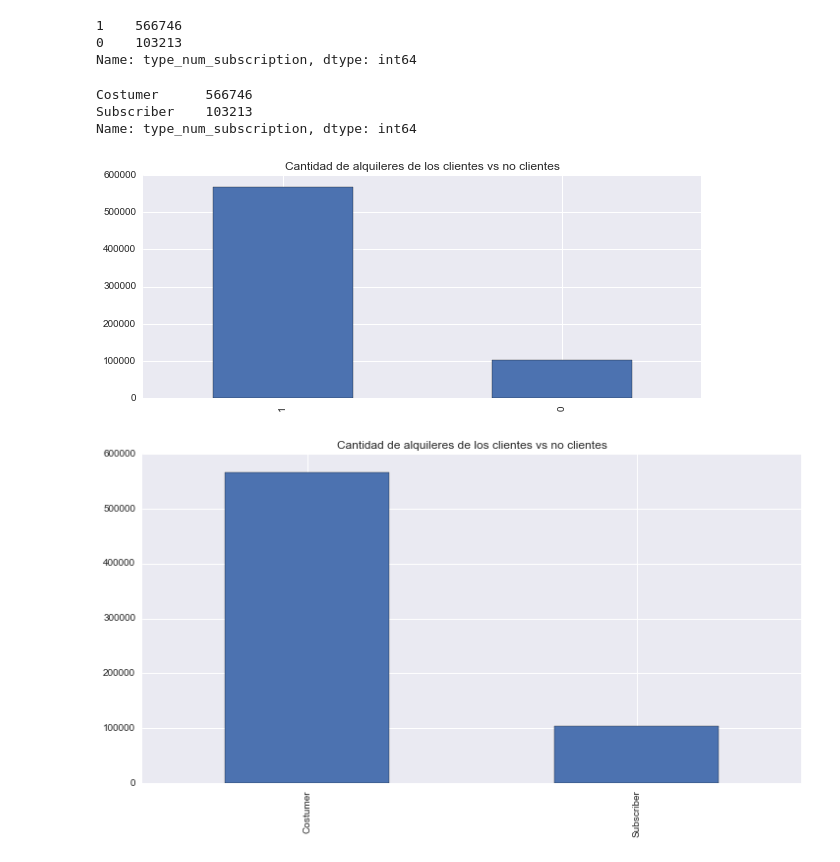
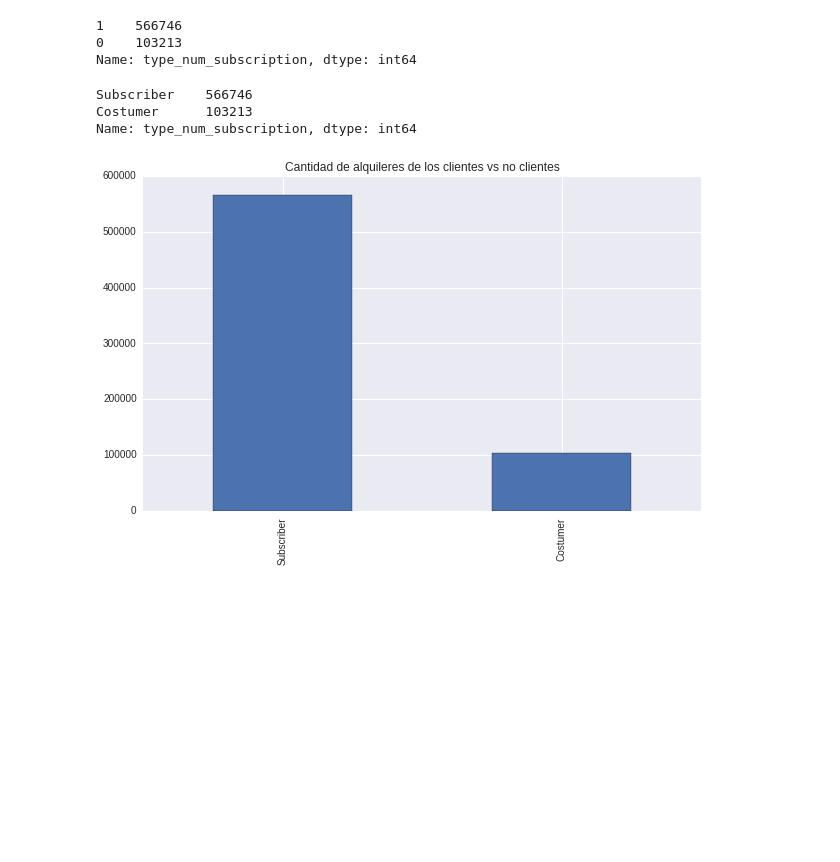
Before and after one commit to AlexVilla92/TP-Datos-2017, a Jupyter notebook: TP1-Exploracion-de-Datos-02-Suscriber-vs-Customer.ipynb, the cells around one changed output. Cells and saved outputs as stored; diff of their text form; code cells hidden in the pictures; blank space fills up the shorter version.

```diff
--- a/TP1-Exploracion-de-Datos-02-Suscriber-vs-Customer.ipynb
+++ b/TP1-Exploracion-de-Datos-02-Suscriber-vs-Customer.ipynb
@@ -32,9 +32,7 @@ zip_code              object
 dtype: object
 # %%
 #hay dos tipos de subscriptores, realizo una columna mas para cada tipo
-trips['type_num_sucription'] = trips.subscription_type.map({'Subscriber':1, 'Customer':0})
+trips['type_num_subscription'] = trips.subscription_type.map({'Subscriber':1, 'Customer':0})
-# %%
-trips.rename(columns = {'type_num_sucription':'type_num_subscription'}, inplace = True)
 # %%
 numSuscripcion = trips['type_num_subscription'].value_counts()
 numSuscripcion
@@ -44,16 +42,15 @@ numSuscripcion
 0    103213
 Name: type_num_subscription, dtype: int64
 # %%
-numSuscripcion = numSuscripcion.rename({0:'Subscriber',1:'Costumer'}) #le cambio el nombre al indice
+numSuscripcion = numSuscripcion.rename({1:'Subscriber',0:'Costumer'}) #le cambio el nombre al indice
 numSuscripcion
 # %% [output]
-Costumer      566746
-Subscriber    103213
+Subscriber    566746
+Costumer      103213
 Name: type_num_subscription, dtype: int64
 # %%
-#Pregunta: cantidad de viajes que realizaron los clientes habituales
-#y los no habituales
+## Aca seria el posta
 plt.title("Cantidad de alquileres de los clientes vs no clientes")
-trips['type_num_subscription'].value_counts().plot(kind = 'bar', figsize = (10,4));
+numSuscripcion.plot(kind = 'bar', figsize = (10,6));
 # %% [output]
-[figure, old version]
+[figure, new version]
@@ -63,6 +56,0 @@ trips['type_num_subscription'].value_counts().plot(kind = 'bar', figsize = (10,4
-# %%
-## Aca seria el posta
-plt.title("Cantidad de alquileres de los clientes vs no clientes")
-numSuscripcion.plot(kind = 'bar', figsize = (12,6));
-# %% [output]
-[figure, removed]
```
Also changed, not shown: parts of 15 cells of this notebook.
